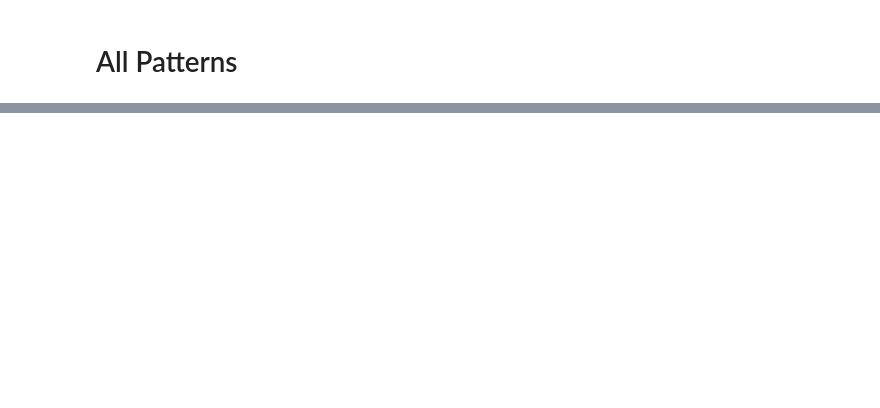
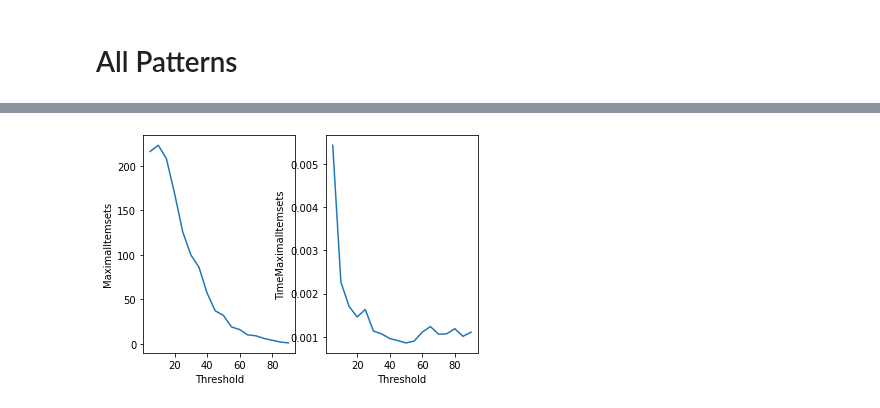
Before and after one commit to lmcanavals/dm, a Jupyter notebook: 20202/dm_20202_101_eclat.ipynb, the cells around one changed output, grey strips where cells are left out. Cells and saved outputs as stored; diff of their text form; code cells hidden in the pictures; blank space fills up the shorter version.

```diff
--- a/20202/dm_20202_101_eclat.ipynb
+++ b/20202/dm_20202_101_eclat.ipynb
@@ -97,0 +136,31 @@ dfAFI = plotAllPatterns(filename)
+# %%
+def maximalPatterns(d, minsupp):
+    s = eclat(d, target='m', supp=minsupp)
+    if len(s) > 0:
+        df = pd.DataFrame(s)
+        df.columns = ["Pattern", "Freq"]
+        return df, True
+    return _, False
+# %%
+def plotMaximalPatterns(filename):
+    numberdata = []
+    d = loadDataset(filename)
+    k = len(d) // 20
+    for i in range(k, len(d), k):
+        start = time.time()
+        t, r = maximalPatterns(d, i)
+        end = time.time()
+        if r:
+            numberdata.append((i, t.shape[0], end - start))
+    df = pd.DataFrame(numberdata)
+    df.columns = ["Threshold", "MaximalItemsets", "TimeMaximalItemsets"]
+    fig, ax = plt.subplots(1, 2)
+    sns.lineplot(x="Threshold", y="MaximalItemsets", ax=ax[0], data=df)
+    sns.lineplot(x="Threshold", y="TimeMaximalItemsets", ax=ax[1], data=df)
+    fig.show()
+
+    return df
+# %%
+dfMFI = plotMaximalPatterns(filename)
+# %% [output]
+[figure, added]
```
Also changed, not shown: parts of 14 cells of this notebook.
